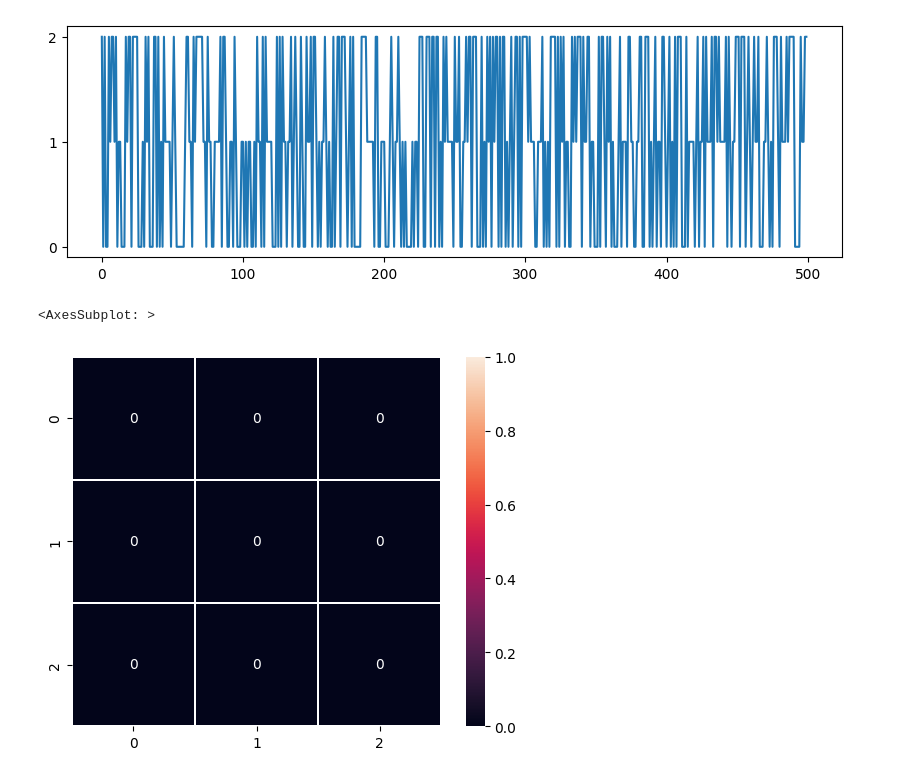
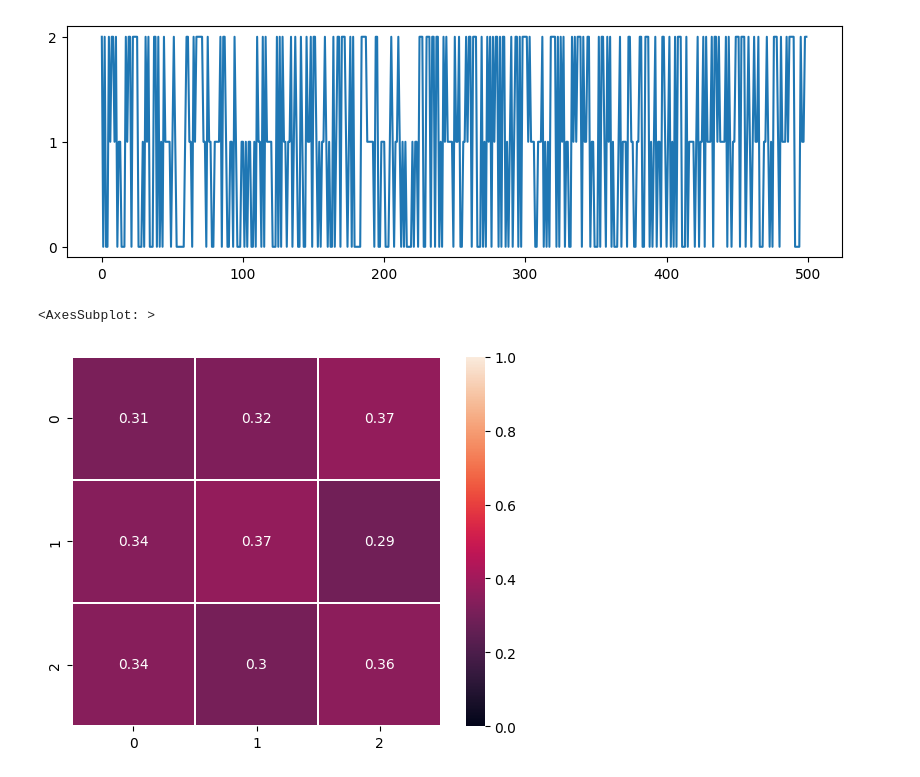
Before and after one commit to GMPavanLab/cpctools, a Jupyter notebook: docs/source/TimeAnalysis.ipynb, the cells around one changed output. Cells and saved outputs as stored; diff of their text form; code cells hidden in the pictures.

```diff
--- a/docs/source/TimeAnalysis.ipynb
+++ b/docs/source/TimeAnalysis.ipynb
@@ -19,22 +19,26 @@ If you want to analyze the trajectory as if it has been sampled at a slower rate
 In the following example we will show a simple time analysis of a random trajectory of three states (should result in a 'plain' transition matrix).
 # %%
 import numpy.random as npr
+import numpy as np
 import matplotlib.pyplot as plt
 import SOAPify.transitions as st
 from SOAPify import SOAPclassification
 import seaborn as sns
 rng = npr.default_rng(12345)
-cls=SOAPclassification([],
-rng.integers(0, 3, size=(1,500))
-,[0,1,2])
+cls=SOAPclassification(
+    [],
+    rng.integers(0, 3, size=(500,1)),
+    [0,1,2]
+    )
 _,ax=plt.subplots(figsize=(10,3))
 ax.set_yticks([0,1,2])
-_ =ax.plot(cls.references[0,:])
+_ =ax.plot(cls.references[:,0])
 # %% [output]
 [figure]
 # %%
 tmat = st.calculateTransitionMatrix(cls)
+tmat= st.normalizeMatrix(tmat)
 sns.heatmap(tmat, annot=True,linewidths=0.1,square=True,vmax=1, vmin=0)
 # %% [output]
 <AxesSubplot: >
-[figure, old version]
+[figure, new version]
```
Also changed, not shown: parts of 5 cells of this notebook.
